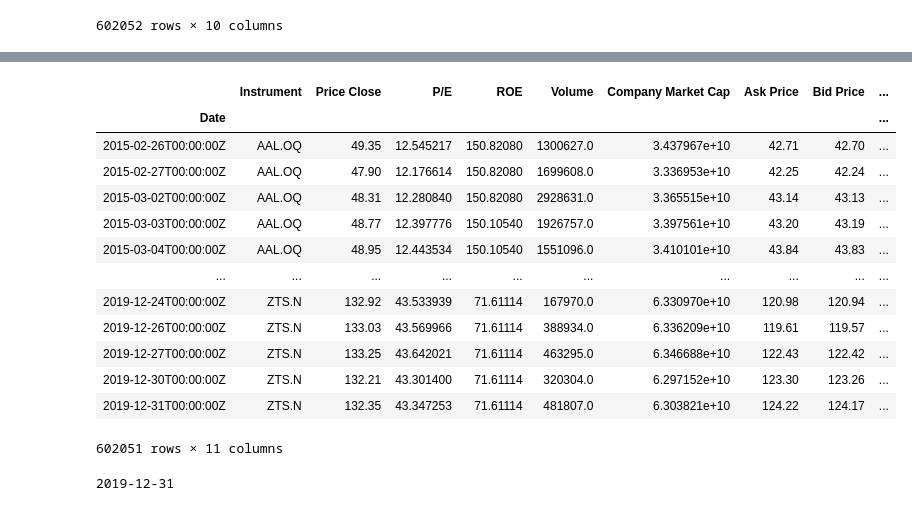
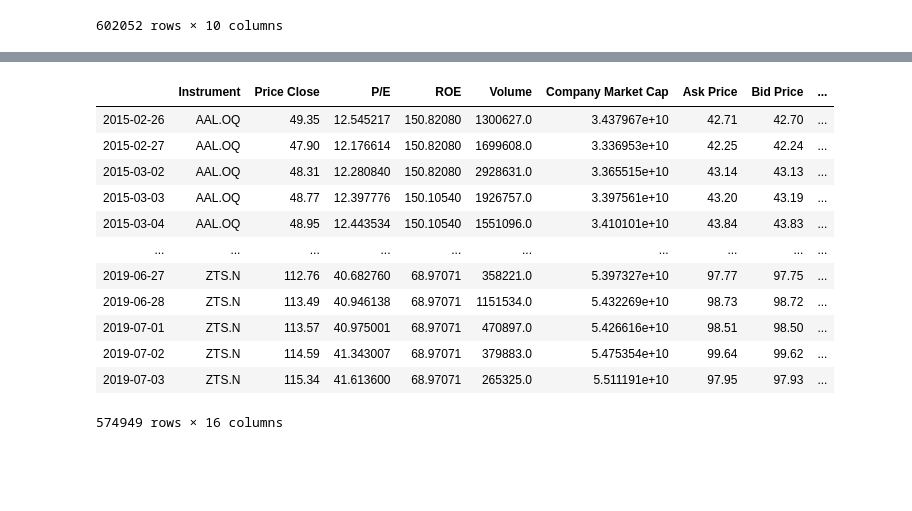
Before and after one commit to GuillaumePv/DS_1mscF, a Jupyter notebook: Data_analysis_Guillaume.ipynb, the cells around one changed output, grey strips where cells are left out. Cells and saved outputs as stored; diff of their text form; code cells hidden in the pictures; blank space fills up the shorter version.

```diff
--- a/Data_analysis_Guillaume.ipynb
+++ b/Data_analysis_Guillaume.ipynb
@@ -327,0 +349,3 @@ data
+# %%
+data_m["isSP500"] =(data_m.index.values > data_m['Entry Date'])*1
+data_m
@@ -327,0 +367,17 @@ data
+# %%
+import re
+dates = []
+dates_entry = []
+for value in data_m.index.values:
+    x = re.search(r"^(.*?)T", str(value))
+    new_date = pd.Timestamp(x.group(1))
+    dates.append(new_date)
+
+for value in data_m['Entry Date'].values:
+    x = re.search(r"^(.*?)T", str(value))
+    new_date = pd.Timestamp(x.group(1))
+    dates_entry.append(new_date)
+
+data_m.index = dates
+data_m['Entry Date'] = dates_entry
+data_m
@@ -348,0 +400,14 @@ etf_data
+# %%
+#doanload etf data
+dates = []
+etf_data = pd.read_excel("Data/etf_data.xlsx",sheet_name="etf_data")
+etf_data.index = etf_data['Date']
+
+for value in etf_data.index.values:
+    x = re.search(r"^(.*?)T", str(value))
+    new_date = pd.Timestamp(x.group(1))
+    dates.append(new_date)
+
+etf_data.index = dates
+del etf_data['Date']
+etf_data
@@ -349,31 +428,25 @@ etf_data
 # %%
-finish_data = pd.merge(data,etf_data, how='left', on='Date')
+#finish_data = pd.merge(data_m,etf_data, how='left', on='Date')
+finish_data = data_m.join(etf_data)
 
-finish_data.index = finish_data['Date']
-finish_data = finish_data.drop(finish_data.columns[1],axis=1)
+#finish_data.index = finish_data['Date']
+#finish_data = finish_data.drop(finish_data.columns[1],axis=1)
+finish_data['Date'] =finish_data.index
+finish_data = finish_data.sort_values(by=['Instrument','Date'])
 finish_data["growth Total NAV"] = finish_data['Total NAV'].pct_change()
-#finish_data = finish_data.dropna()
+finish_data = finish_data.dropna()
 finish_data
 # %% [output]
 |  | Instrument | Price Close | P/E | ROE | Volume | Company Market Cap | Ask Price | Bid Price | ... |
-| Date |  |  |  |  |  |  |  |  | ... |
-| 2015-02-26T00:00:00Z | AAL.OQ | 49.35 | 12.545217 | 150.82080 | 1300627.0 | 3.437967e+10 | 42.71 | 42.70 | ... |
-| 2015-02-27T00:00:00Z | AAL.OQ | 47.90 | 12.176614 | 150.82080 | 1699608.0 | 3.336953e+10 | 42.25 | 42.24 | ... |
-| 2015-03-02T00:00:00Z | AAL.OQ | 48.31 | 12.280840 | 150.82080 | 2928631.0 | 3.365515e+10 | 43.14 | 43.13 | ... |
-| 2015-03-03T00:00:00Z | AAL.OQ | 48.77 | 12.397776 | 150.10540 | 1926757.0 | 3.397561e+10 | 43.20 | 43.19 | ... |
-| 2015-03-04T00:00:00Z | AAL.OQ | 48.95 | 12.443534 | 150.10540 | 1551096.0 | 3.410101e+10 | 43.84 | 43.83 | ... |
+| 2015-02-26 | AAL.OQ | 49.35 | 12.545217 | 150.82080 | 1300627.0 | 3.437967e+10 | 42.71 | 42.70 | ... |
+| 2015-02-27 | AAL.OQ | 47.90 | 12.176614 | 150.82080 | 1699608.0 | 3.336953e+10 | 42.25 | 42.24 | ... |
+| 2015-03-02 | AAL.OQ | 48.31 | 12.280840 | 150.82080 | 2928631.0 | 3.365515e+10 | 43.14 | 43.13 | ... |
+| 2015-03-03 | AAL.OQ | 48.77 | 12.397776 | 150.10540 | 1926757.0 | 3.397561e+10 | 43.20 | 43.19 | ... |
+| 2015-03-04 | AAL.OQ | 48.95 | 12.443534 | 150.10540 | 1551096.0 | 3.410101e+10 | 43.84 | 43.83 | ... |
 | ... | ... | ... | ... | ... | ... | ... | ... | ... | ... |
-| 2019-12-24T00:00:00Z | ZTS.N | 132.92 | 43.533939 | 71.61114 | 167970.0 | 6.330970e+10 | 120.98 | 120.94 | ... |
-| 2019-12-26T00:00:00Z | ZTS.N | 133.03 | 43.569966 | 71.61114 | 388934.0 | 6.336209e+10 | 119.61 | 119.57 | ... |
-| 2019-12-27T00:00:00Z | ZTS.N | 133.25 | 43.642021 | 71.61114 | 463295.0 | 6.346688e+10 | 122.43 | 122.42 | ... |
-| 2019-12-30T00:00:00Z | ZTS.N | 132.21 | 43.301400 | 71.61114 | 320304.0 | 6.297152e+10 | 123.30 | 123.26 | ... |
-| 2019-12-31T00:00:00Z | ZTS.N | 132.35 | 43.347253 | 71.61114 | 481807.0 | 6.303821e+10 | 124.22 | 124.17 | ... |
+| 2019-06-27 | ZTS.N | 112.76 | 40.682760 | 68.97071 | 358221.0 | 5.397327e+10 | 97.77 | 97.75 | ... |
+| 2019-06-28 | ZTS.N | 113.49 | 40.946138 | 68.97071 | 1151534.0 | 5.432269e+10 | 98.73 | 98.72 | ... |
+| 2019-07-01 | ZTS.N | 113.57 | 40.975001 | 68.97071 | 470897.0 | 5.426616e+10 | 98.51 | 98.50 | ... |
+| 2019-07-02 | ZTS.N | 114.59 | 41.343007 | 68.97071 | 379883.0 | 5.475354e+10 | 99.64 | 99.62 | ... |
+| 2019-07-03 | ZTS.N | 115.34 | 41.613600 | 68.97071 | 265325.0 | 5.511191e+10 | 97.95 | 97.93 | ... |
-602051 rows × 11 columns
+574949 rows × 16 columns
-# %%
-import re
-test_date = "2019-12-31T00:00:00Z"
-#date_test = pd.Timestamp(test_date)
-x = re.search(r"^(.*?)T", test_date)
-print(x.group(1))
-# %% [output]
-2019-12-31
```
Also changed, not shown: parts of 22 cells of this notebook, 4 other files.
